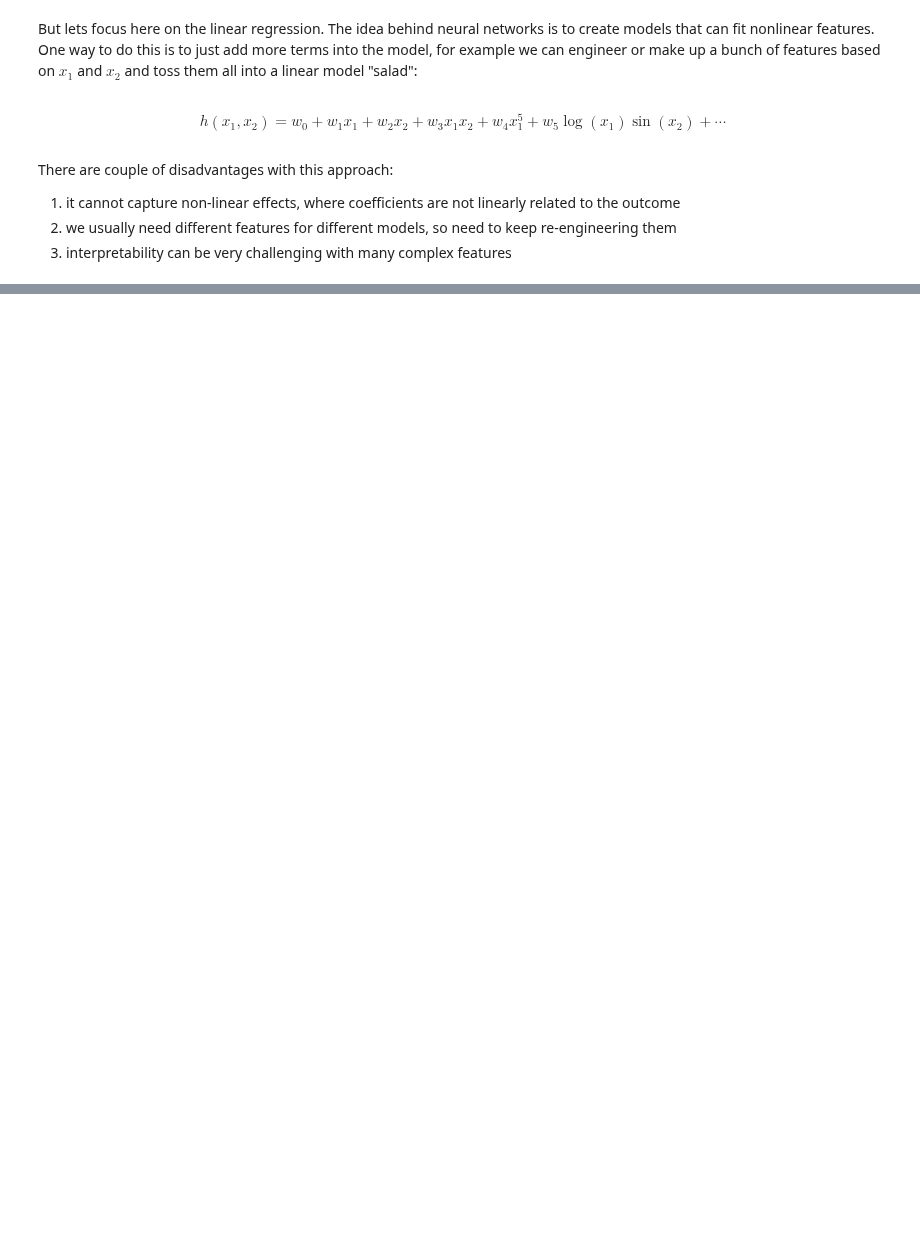
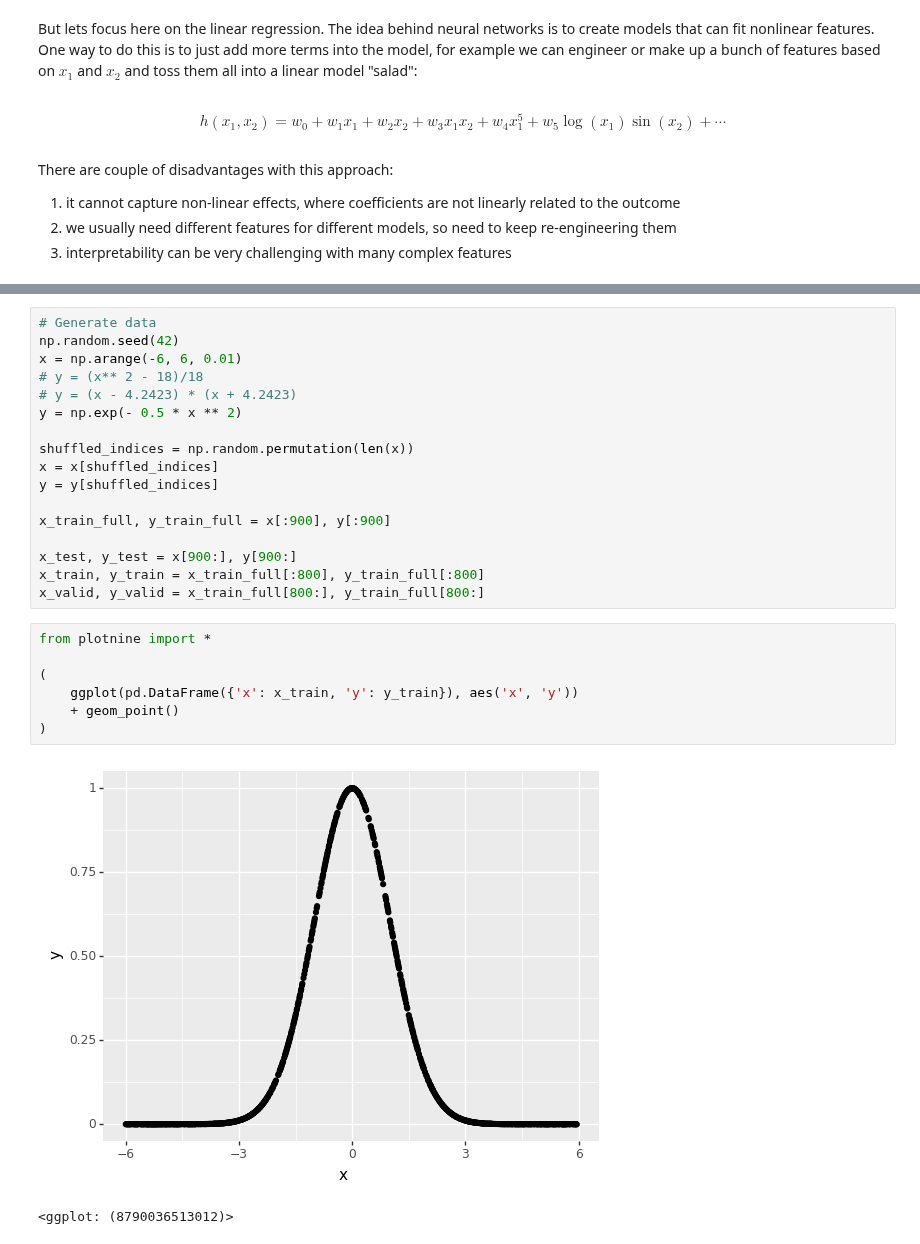
Before and after one commit to igor-sb/blog, a Jupyter notebook: posts/neural_networks.ipynb, the cells around one changed output, grey strips where cells are left out. Drawn from its saved outputs; the diff is of its cells as text; blank space fills up the shorter version.

```diff
--- a/posts/neural_networks.ipynb
+++ b/posts/neural_networks.ipynb
@@ -27,0 +40,27 @@ There are couple of disadvantages with this approach:
+# %%
+# Generate data
+np.random.seed(42)
+x = np.arange(-6, 6, 0.01)
+# y = (x** 2 - 18)/18
+# y = (x - 4.2423) * (x + 4.2423)
+y = np.exp(- 0.5 * x ** 2)
+
+shuffled_indices = np.random.permutation(len(x))
+x = x[shuffled_indices]
+y = y[shuffled_indices]
+
+x_train_full, y_train_full = x[:900], y[:900]
+
+x_test, y_test = x[900:], y[900:]
+x_train, y_train = x_train_full[:800], y_train_full[:800]
+x_valid, y_valid = x_train_full[800:], y_train_full[800:]
+# %%
+from plotnine import *
+
+(
+    ggplot(pd.DataFrame({'x': x_train, 'y': y_train}), aes('x', 'y'))
+    + geom_point()
+)
+# %% [output]
+[figure, added]
+<ggplot: (8790036513012)>
```
Also changed, not shown: parts of 9 cells of this notebook, 3 other files.
